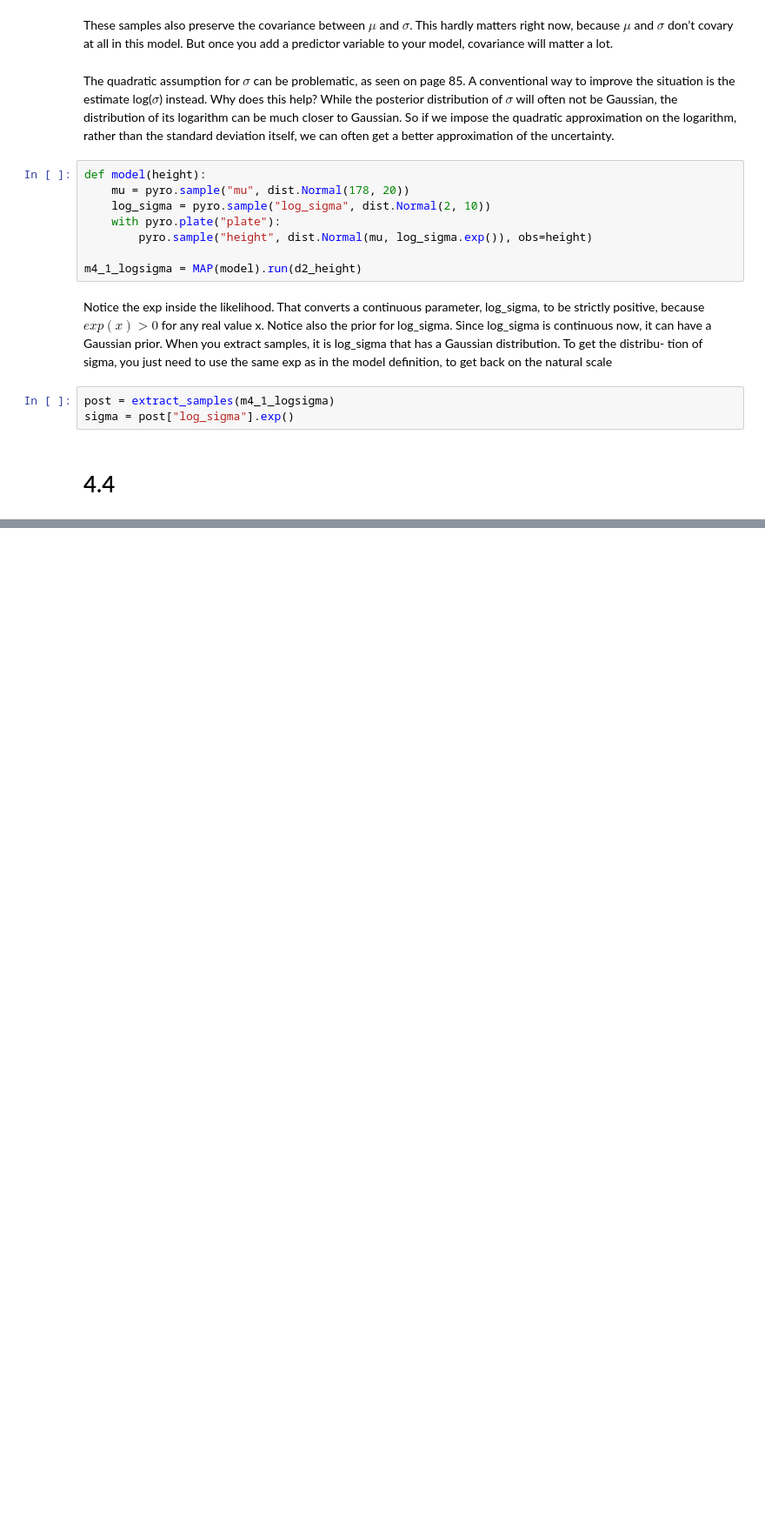
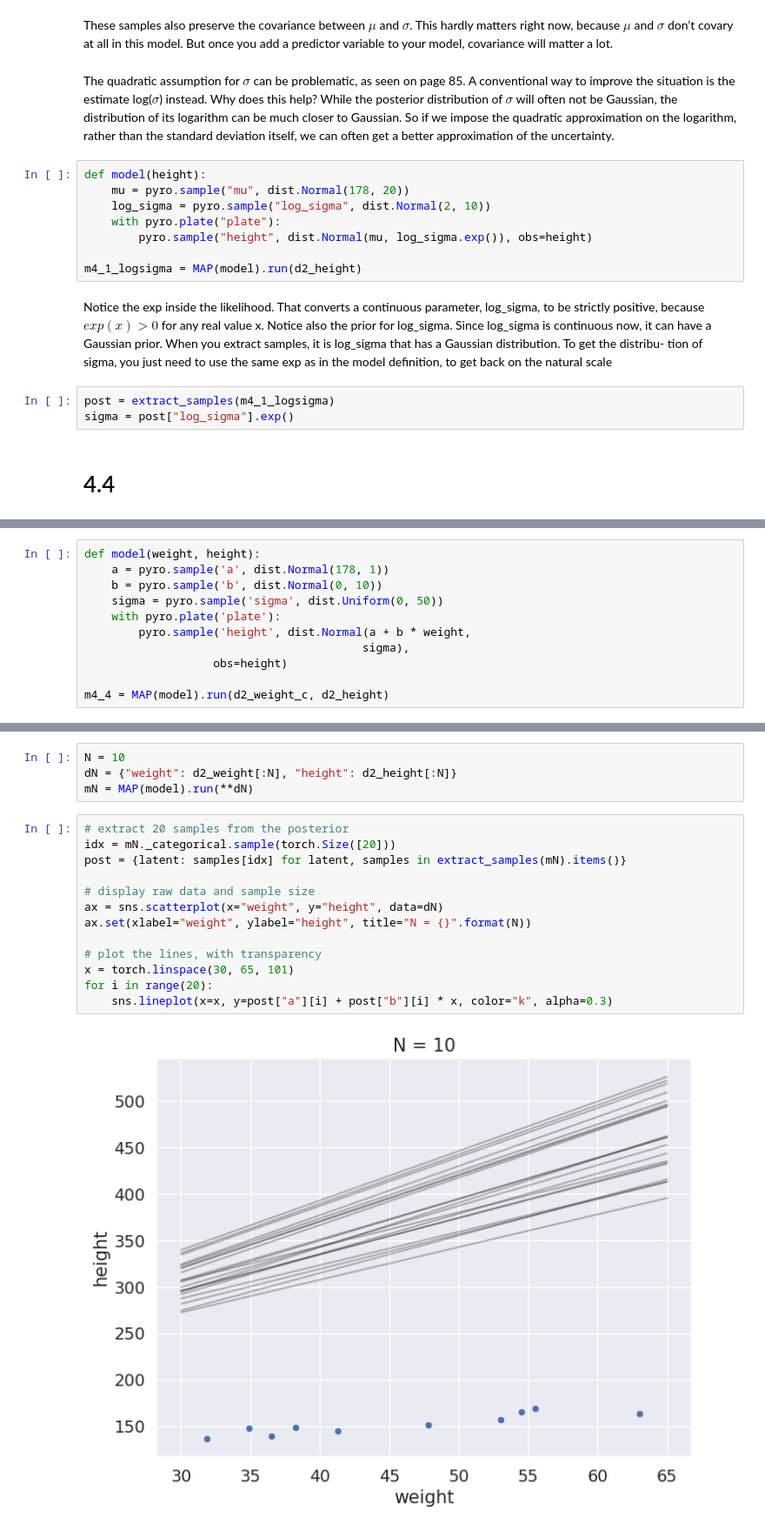
Before and after one commit to krademaker/Pyro, a Jupyter notebook: notebooks/statisticalrethinking_ch4.ipynb, the cells around one changed output, grey strips where cells are left out. Shown at 87% size. Drawn from its saved outputs; the diff is of its cells as text; blank space fills up the shorter version.

```diff
--- a/notebooks/statisticalrethinking_ch4.ipynb
+++ b/notebooks/statisticalrethinking_ch4.ipynb
@@ -579,0 +744,11 @@ sigma = post["log_sigma"].exp()
+# %%
+def model(weight, height):
+    a = pyro.sample('a', dist.Normal(178, 1))
+    b = pyro.sample('b', dist.Normal(0, 10))
+    sigma = pyro.sample('sigma', dist.Uniform(0, 50))
+    with pyro.plate('plate'):
+        pyro.sample('height', dist.Normal(a + b * weight,
+                                         sigma),
+                   obs=height)
+
+m4_4 = MAP(model).run(d2_weight_c, d2_height)
@@ -579,0 +781,19 @@ sigma = post["log_sigma"].exp()
+# %%
+N = 10
+dN = {"weight": d2_weight[:N], "height": d2_height[:N]}
+mN = MAP(model).run(**dN)
+# %%
+# extract 20 samples from the posterior
+idx = mN._categorical.sample(torch.Size([20]))
+post = {latent: samples[idx] for latent, samples in extract_samples(mN).items()}
+
+# display raw data and sample size
+ax = sns.scatterplot(x="weight", y="height", data=dN)
+ax.set(xlabel="weight", ylabel="height", title="N = {}".format(N))
+
+# plot the lines, with transparency
+x = torch.linspace(30, 65, 101)
+for i in range(20):
+    sns.lineplot(x=x, y=post["a"][i] + post["b"][i] * x, color="k", alpha=0.3)
+# %% [output]
+[figure, added]
```
Also changed, not shown: parts of 33 cells of this notebook.
